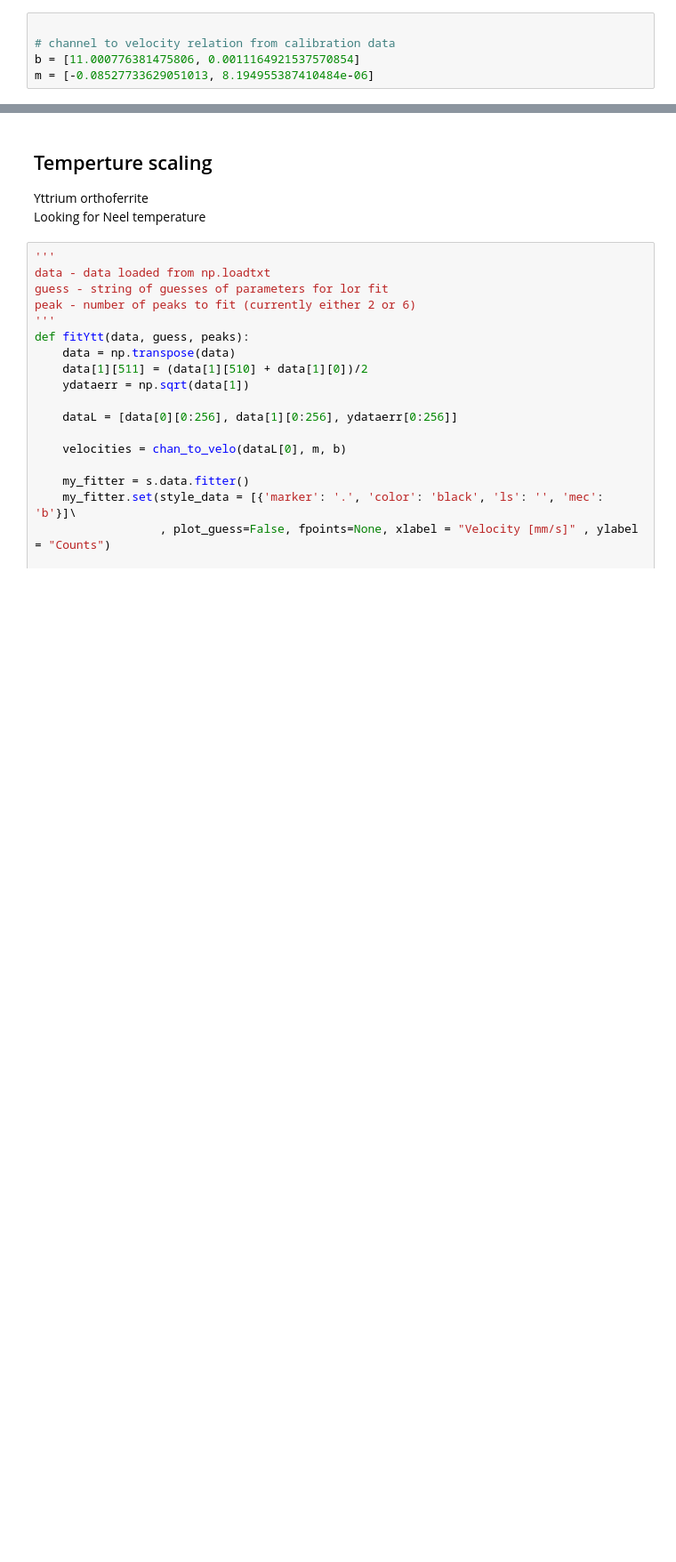
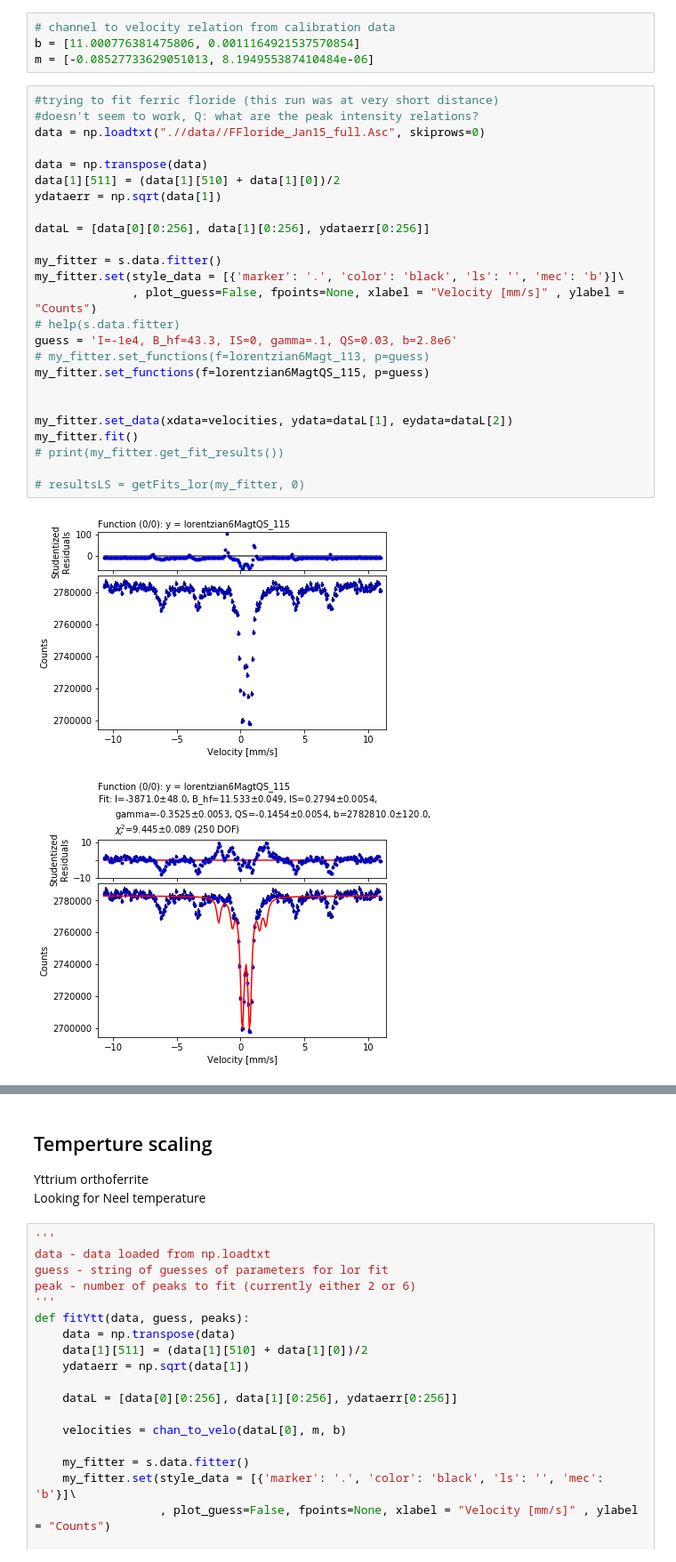
Before and after one commit to eklem1/ModernLab, a Jupyter notebook: TempMag.ipynb, the cells around one changed output, grey strips where cells are left out. Shown at 89% size. Drawn from its saved outputs; the diff is of its cells as text; blank space fills up the shorter version.

Commit message:
Made some fits for (IS, QS, B_HF..) parameters instead of just lorentzian values; cleaned up some functions

```diff
--- a/TempMag.ipynb
+++ b/TempMag.ipynb
@@ -101,5 +117,32 @@ def lorentzian4const(E, center, dist, gamma, A, center_2, dist_2, gamma_2, A_2,
 # %%
-
 # channel to velocity relation from calibration data
 b = [11.000776381475806, 0.0011164921537570854]
 m = [-0.08527733629051013, 8.194955387410484e-06]
+# %%
+#trying to fit ferric floride (this run was at very short distance)
+#doesn't seem to work, Q: what are the peak intensity relations?
+data = np.loadtxt(".//data//FFloride_Jan15_full.Asc", skiprows=0)
+
+data = np.transpose(data)
+data[1][511] = (data[1][510] + data[1][0])/2
+ydataerr = np.sqrt(data[1])
+
+dataL = [data[0][0:256], data[1][0:256], ydataerr[0:256]]
+
+my_fitter = s.data.fitter()
+my_fitter.set(style_data = [{'marker': '.', 'color': 'black', 'ls': '', 'mec': 'b'}]\
+              , plot_guess=False, fpoints=None, xlabel = "Velocity [mm/s]" , ylabel = "Counts")
+# help(s.data.fitter)
+guess = 'I=-1e4, B_hf=43.3, IS=0, gamma=.1, QS=0.03, b=2.8e6'
+# my_fitter.set_functions(f=lorentzian6Magt_113, p=guess)
+my_fitter.set_functions(f=lorentzian6MagtQS_115, p=guess)
+
+
+my_fitter.set_data(xdata=velocities, ydata=dataL[1], eydata=dataL[2])
+my_fitter.fit()
+# print(my_fitter.get_fit_results())
+
+# resultsLS = getFits_lor(my_fitter, 0)
+# %% [output]
+[figure, added]
+[figure, added]
```
Also changed, not shown: parts of 13 cells of this notebook, 4 other files.
